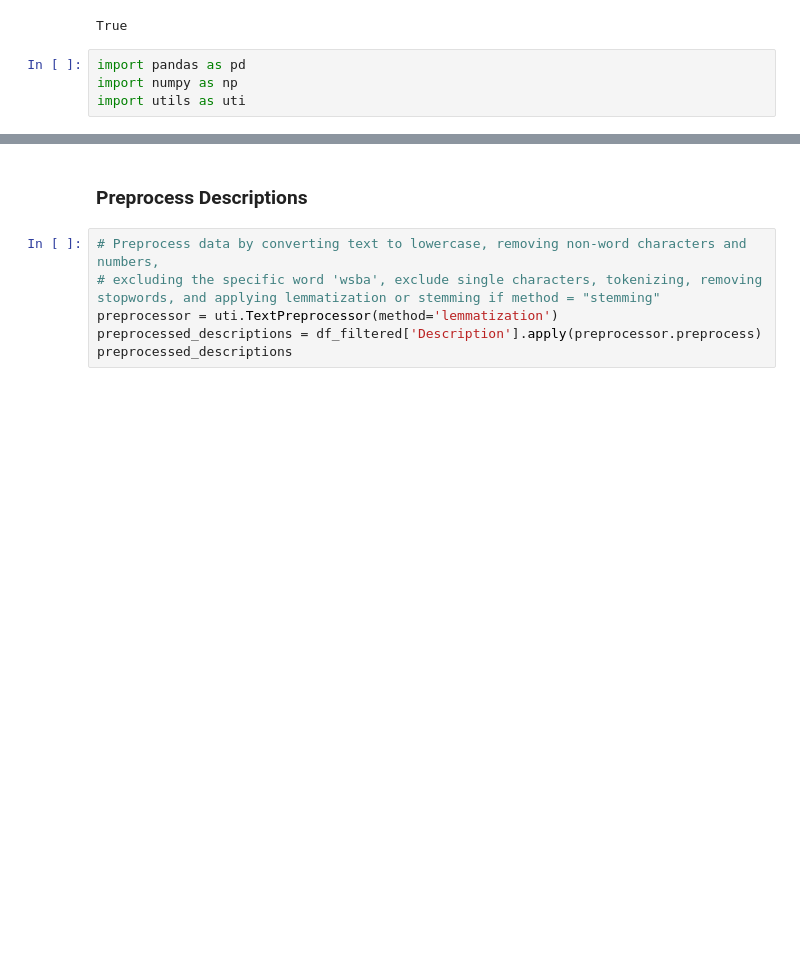
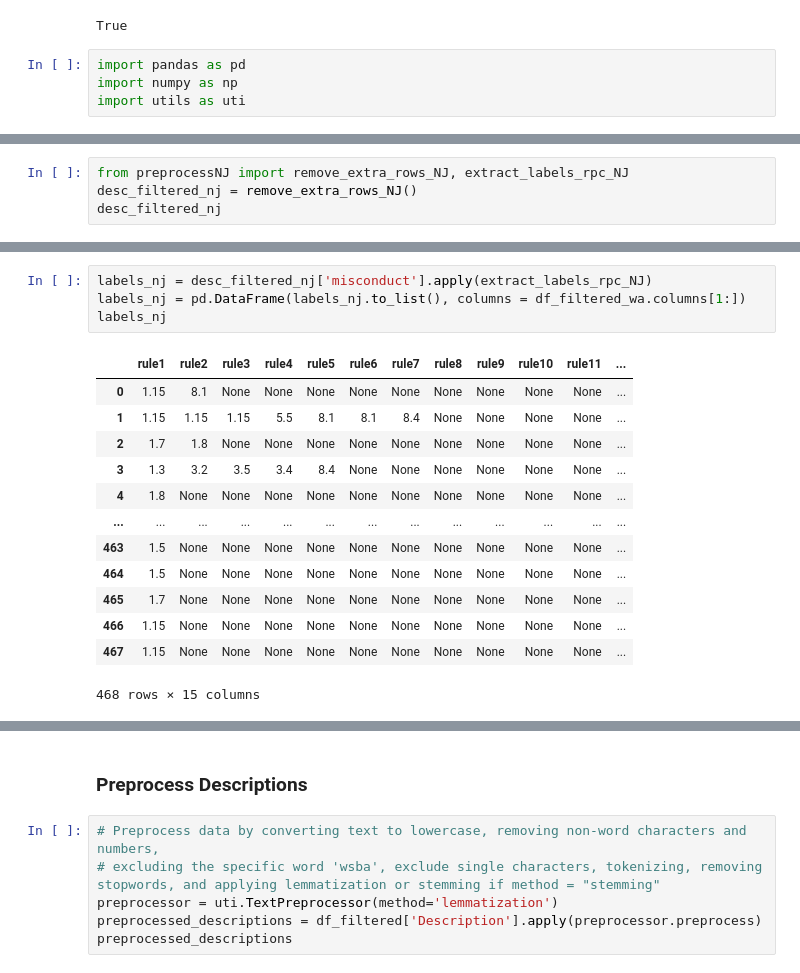
Before and after one commit to majkevh/misconduct-lawyers, a Jupyter notebook: pipeline.ipynb, the cells around one changed output, grey strips where cells are left out. Saved outputs shown, nothing was run; the diff lists cells and outputs as text; blank space fills up the shorter version.

```diff
--- a/pipeline.ipynb
+++ b/pipeline.ipynb
@@ -76,0 +58,4 @@ print((unique_conducts), len(unique_conducts))
+# %%
+from preprocessNJ import remove_extra_rows_NJ, extract_labels_rpc_NJ
+desc_filtered_nj = remove_extra_rows_NJ()
+desc_filtered_nj
@@ -76,0 +77,18 @@ print((unique_conducts), len(unique_conducts))
+# %%
+labels_nj = desc_filtered_nj['misconduct'].apply(extract_labels_rpc_NJ)
+labels_nj = pd.DataFrame(labels_nj.to_list(), columns = df_filtered_wa.columns[1:])
+labels_nj
+# %% [output]
+|  | rule1 | rule2 | rule3 | rule4 | rule5 | rule6 | rule7 | rule8 | rule9 | rule10 | rule11 | ... |
+| 0 | 1.15 | 8.1 | None | None | None | None | None | None | None | None | None | ... |
+| 1 | 1.15 | 1.15 | 1.15 | 5.5 | 8.1 | 8.1 | 8.4 | None | None | None | None | ... |
+| 2 | 1.7 | 1.8 | None | None | None | None | None | None | None | None | None | ... |
+| 3 | 1.3 | 3.2 | 3.5 | 3.4 | 8.4 | None | None | None | None | None | None | ... |
+| 4 | 1.8 | None | None | None | None | None | None | None | None | None | None | ... |
+| ... | ... | ... | ... | ... | ... | ... | ... | ... | ... | ... | ... | ... |
+| 463 | 1.5 | None | None | None | None | None | None | None | None | None | None | ... |
+| 464 | 1.5 | None | None | None | None | None | None | None | None | None | None | ... |
+| 465 | 1.7 | None | None | None | None | None | None | None | None | None | None | ... |
+| 466 | 1.15 | None | None | None | None | None | None | None | None | None | None | ... |
+| 467 | 1.15 | None | None | None | None | None | None | None | None | None | None | ... |
+468 rows × 15 columns
```
Also changed, not shown: parts of 21 cells of this notebook, 2 other files.
